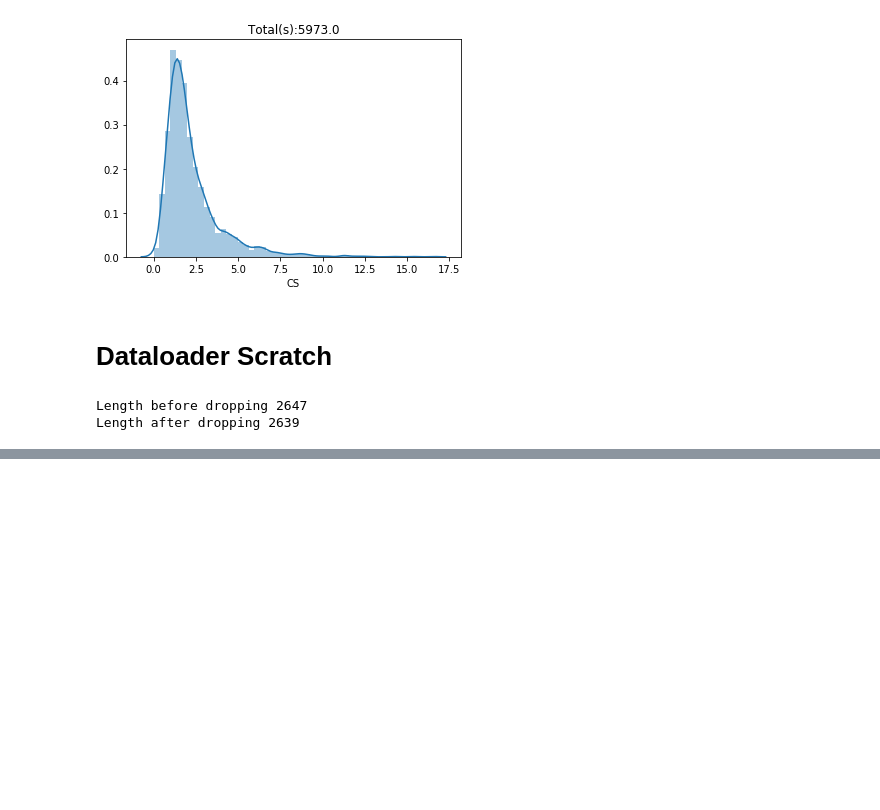
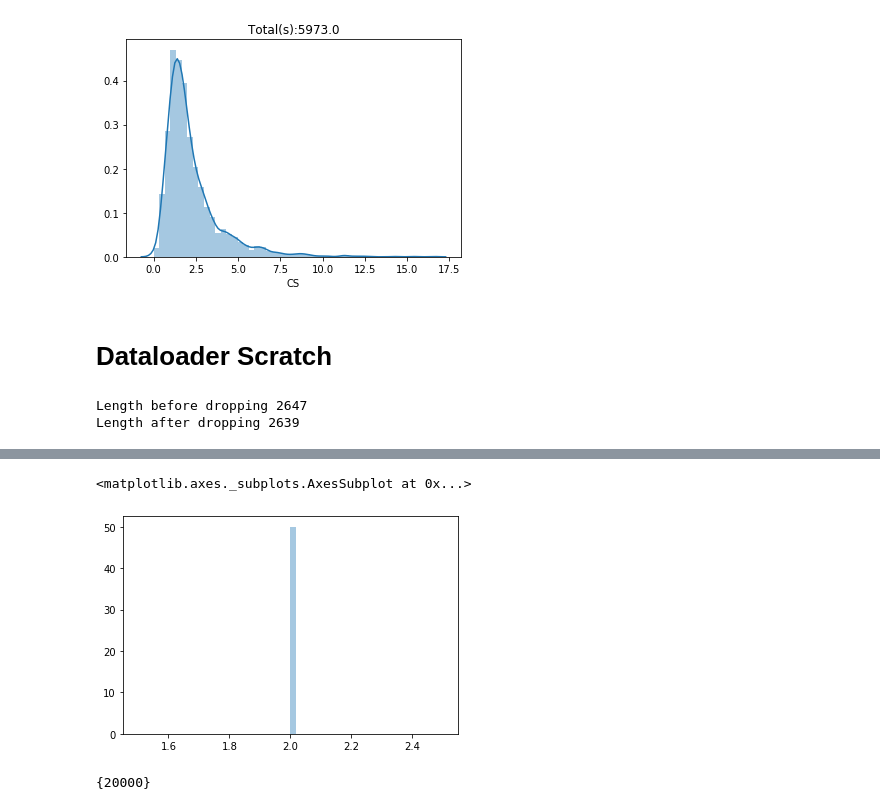
Before and after one commit to orcasound/aifororcas-livesystem, a Jupyter notebook: data_ml/DataSanityCheck.ipynb, the cells around one changed output, grey strips where cells are left out. Drawn from its saved outputs; the diff is of its cells as text; code cells hidden in the pictures; blank space fills up the shorter version.

```diff
--- a/data_ml/DataSanityCheck.ipynb
+++ b/data_ml/DataSanityCheck.ipynb
@@ -123,0 +144,18 @@ wm.plot_for_debug('windows')
+# %%
+# get durations of windows
+durations_s = []
+for w in wav_dataset.windows:
+    sr = w[-1].sr
+    durations_s.append((w[1]-w[0])/sr)
+sns.distplot(durations_s)
+# %% [output]
+<matplotlib.axes._subplots.AxesSubplot at 0x...>
+[figure, added]
+# %%
+# get sampling rate of windows
+sampling_rates = []
+for w in wav_dataset.windows:
+    sampling_rates.append(w[-1].sr)
+set(sampling_rates)
+# %% [output]
+{20000}
```
Also changed, not shown: parts of 12 cells of this notebook, 1 other file.
